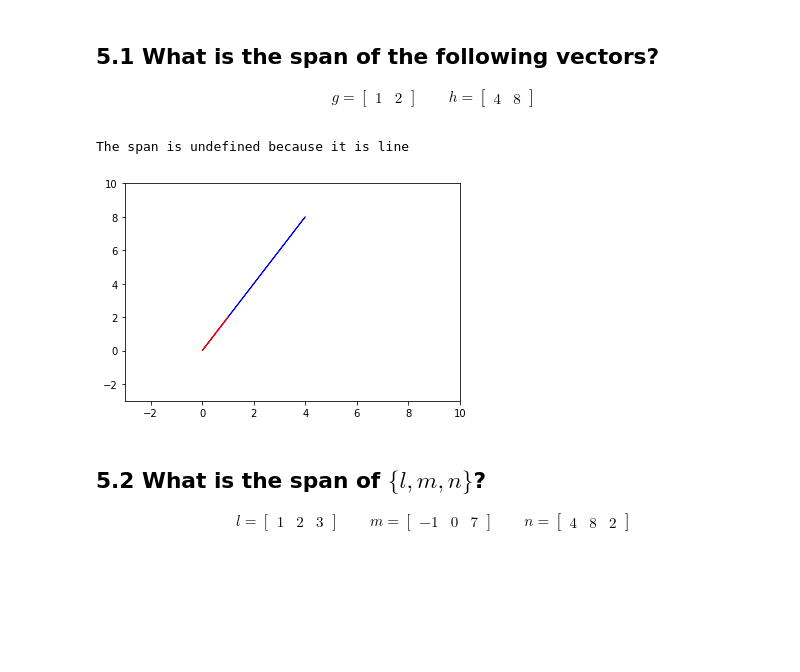
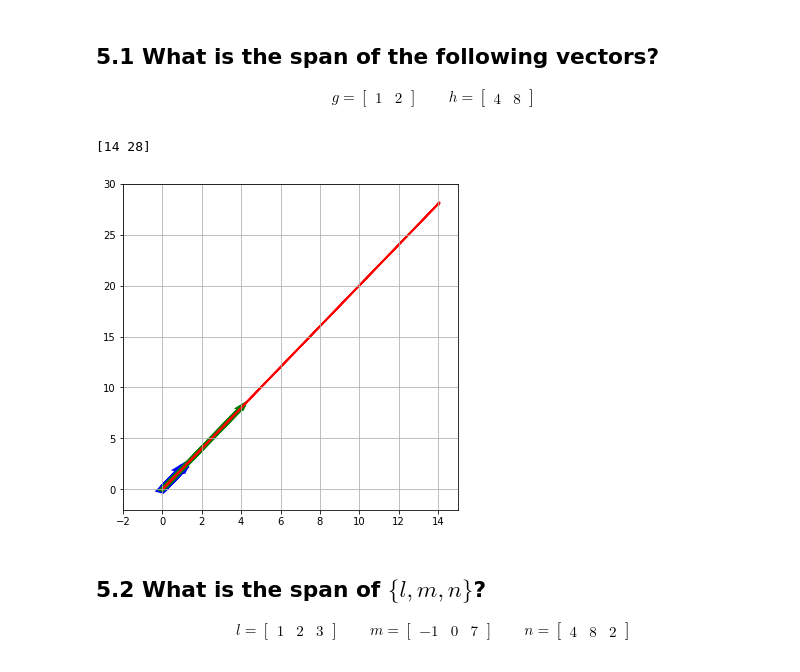
Before and after one commit to njaiprakash/DS-Unit-1-Sprint-3-Linear-Algebra, a Jupyter notebook: module2-intermediate-linear-algebra/LS_DS_132_Intermediate_Linear_Algebra_Assignment.ipynb, the cells around one changed output. Saved outputs shown, nothing was run; the diff lists cells and outputs as text; code cells hidden in the pictures; blank space fills up the shorter version.

```diff
--- a/module2-intermediate-linear-algebra/LS_DS_132_Intermediate_Linear_Algebra_Assignment.ipynb
+++ b/module2-intermediate-linear-algebra/LS_DS_132_Intermediate_Linear_Algebra_Assignment.ipynb
@@ -279,18 +335,24 @@ g = \begin{bmatrix} 1 & 2 \end{bmatrix}
 \qquad
 h = \begin{bmatrix} 4 & 8 \end{bmatrix}
 \end{align}
-# %%
-plt.arrow(0, 0, 4, 8, color ='blue');
-plt.arrow(0, 0, 1, 2, color ='red');
-
-
-
-plt.xlim(-3,10)
-plt.ylim(-3,10)
-print ('The span is undefined because it is line')
-# %% [output]
-The span is undefined because it is line
-[figure, removed]
+# %%
+g,h=[1,2],[4,8]
+a,b = 2,3
+span = np.multiply(g, a) + np.multiply(h, b)
+print(span)
+# %% [output]
+[14 28]
+# %%
+fig, ax = plt.subplots(figsize=(6,6))
+ax.grid()
+plt.xlim(-2,15)
+plt.ylim(-2,30)
+
+
+for myvect, mycolor, width in [(g, 'blue', 8), (h, 'green', 5), (span, 'red', 2)]:
+  plt.arrow(0,0, myvect[0], myvect[1],head_width=.1,head_length=0.2,linewidth=width,color=mycolor)
+# %% [output]
+[figure, added]
 # %% [markdown]
 ## 5.2 What is the span of $\{l, m, n\}$?
 
```
Also changed, not shown: parts of 18 cells of this notebook.
